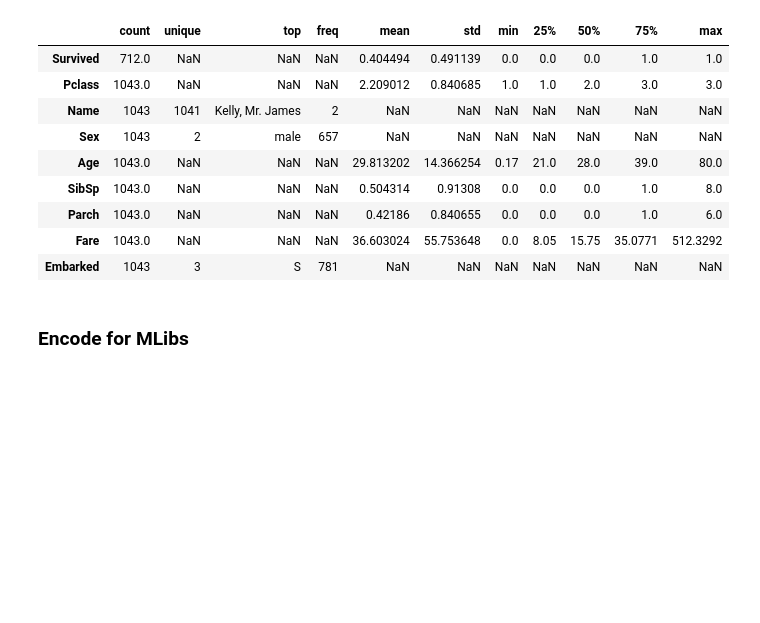
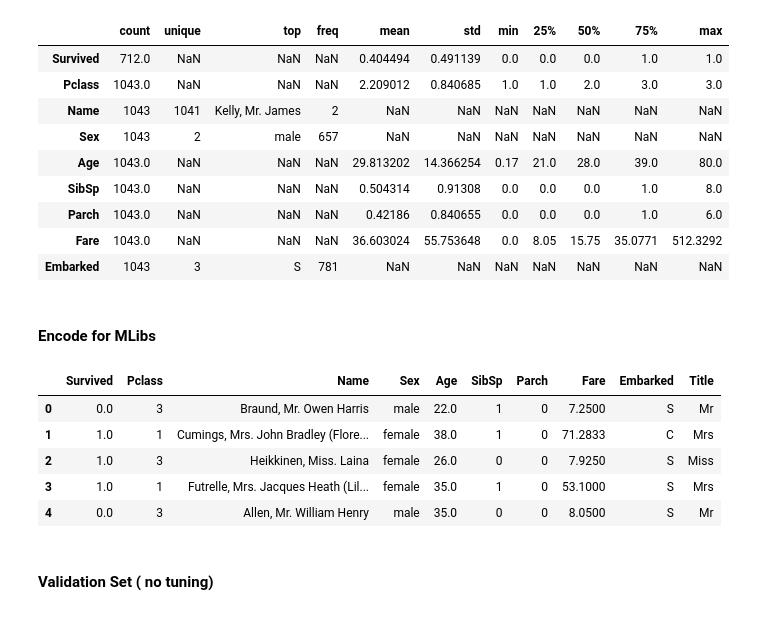
Before and after one commit to alexspf/tict, a Jupyter notebook: codes/Random_Forest.ipynb, the cells around one changed output. Drawn from its saved outputs; the diff is of its cells as text; code cells hidden in the pictures; blank space fills up the shorter version.

```diff
--- a/codes/Random_Forest.ipynb
+++ b/codes/Random_Forest.ipynb
@@ -39,4 +48,15 @@ df.describe(include='all').T
 | Fare | 1043.0 | NaN | NaN | NaN | 36.603024 | 55.753648 | 0.0 | 8.05 | 15.75 | 35.0771 | 512.3292 |
 | Embarked | 1043 | 3 | S | 781 | NaN | NaN | NaN | NaN | NaN | NaN | NaN |
 # %% [markdown]
-### Encode for MLibs
+#### Encode for MLibs
+# %%
+df['Title'] = df['Name'].str.extract('([A-Z a-z]+)\.', expand=True)
+# %%
+df.head()
+# %% [output]
+|  | Survived | Pclass | Name | Sex | Age | SibSp | Parch | Fare | Embarked | Title |
+| 0 | 0.0 | 3 | Braund, Mr. Owen Harris | male | 22.0 | 1 | 0 | 7.2500 | S | Mr |
+| 1 | 1.0 | 1 | Cumings, Mrs. John Bradley (Flore... | female | 38.0 | 1 | 0 | 71.2833 | C | Mrs |
+| 2 | 1.0 | 3 | Heikkinen, Miss. Laina | female | 26.0 | 0 | 0 | 7.9250 | S | Miss |
+| 3 | 1.0 | 1 | Futrelle, Mrs. Jacques Heath (Lil... | female | 35.0 | 1 | 0 | 53.1000 | S | Mrs |
+| 4 | 0.0 | 3 | Allen, Mr. William Henry | male | 35.0 | 0 | 0 | 8.0500 | S | Mr |
@@ -42,0 +75,3 @@ df.describe(include='all').T
+# %% [markdown]
+ <a id="secao1"><a>
+#### <p> Validation Set ( no tuning) <p>
```
Also changed, not shown: parts of 18 cells of this notebook, 1 other file.
